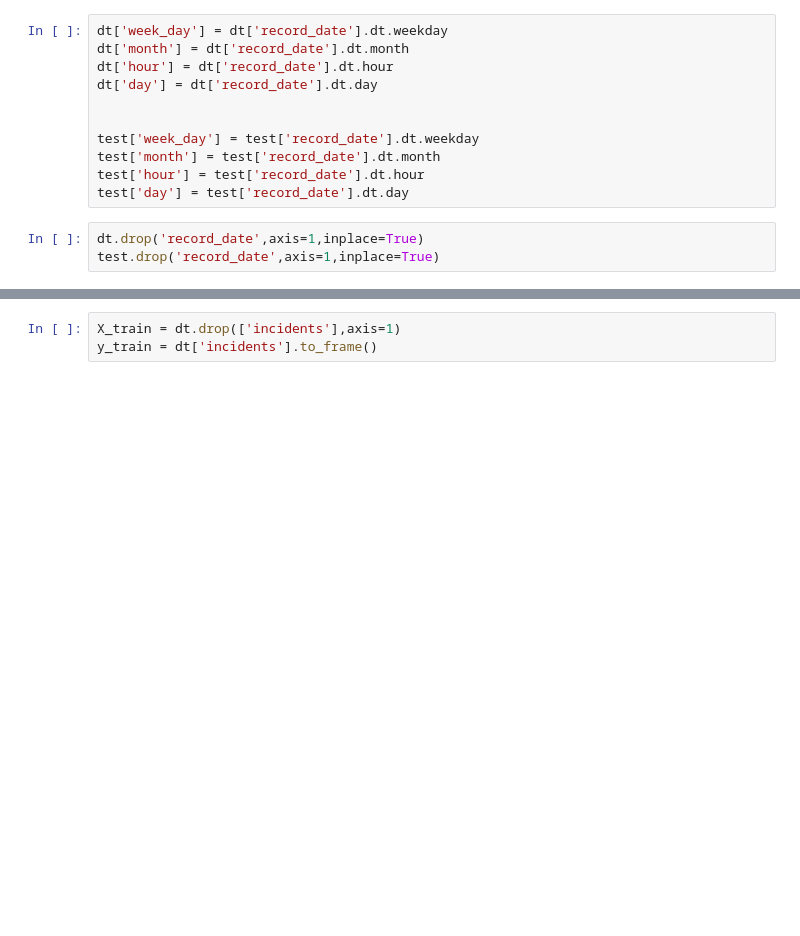
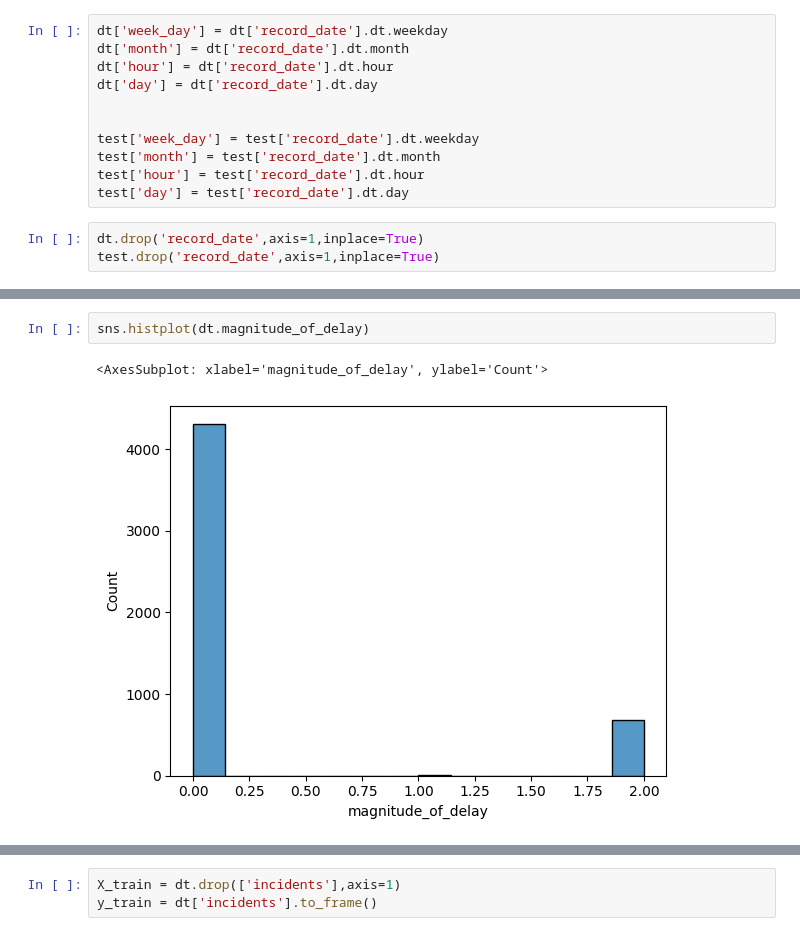
Before and after one commit to ShiiVa03/DAA, a Jupyter notebook: group.ipynb, the cells around one changed output, grey strips where cells are left out. Cells and saved outputs as stored; diff of their text form; blank space fills up the shorter version.

```diff
--- a/group.ipynb
+++ b/group.ipynb
@@ -130,0 +196,5 @@ test.drop('record_date',axis=1,inplace=True)
+# %%
+sns.histplot(dt.magnitude_of_delay)
+# %% [output]
+<AxesSubplot: xlabel='magnitude_of_delay', ylabel='Count'>
+[figure, added]
```
Also changed, not shown: parts of 23 cells of this notebook, 1 other file.
